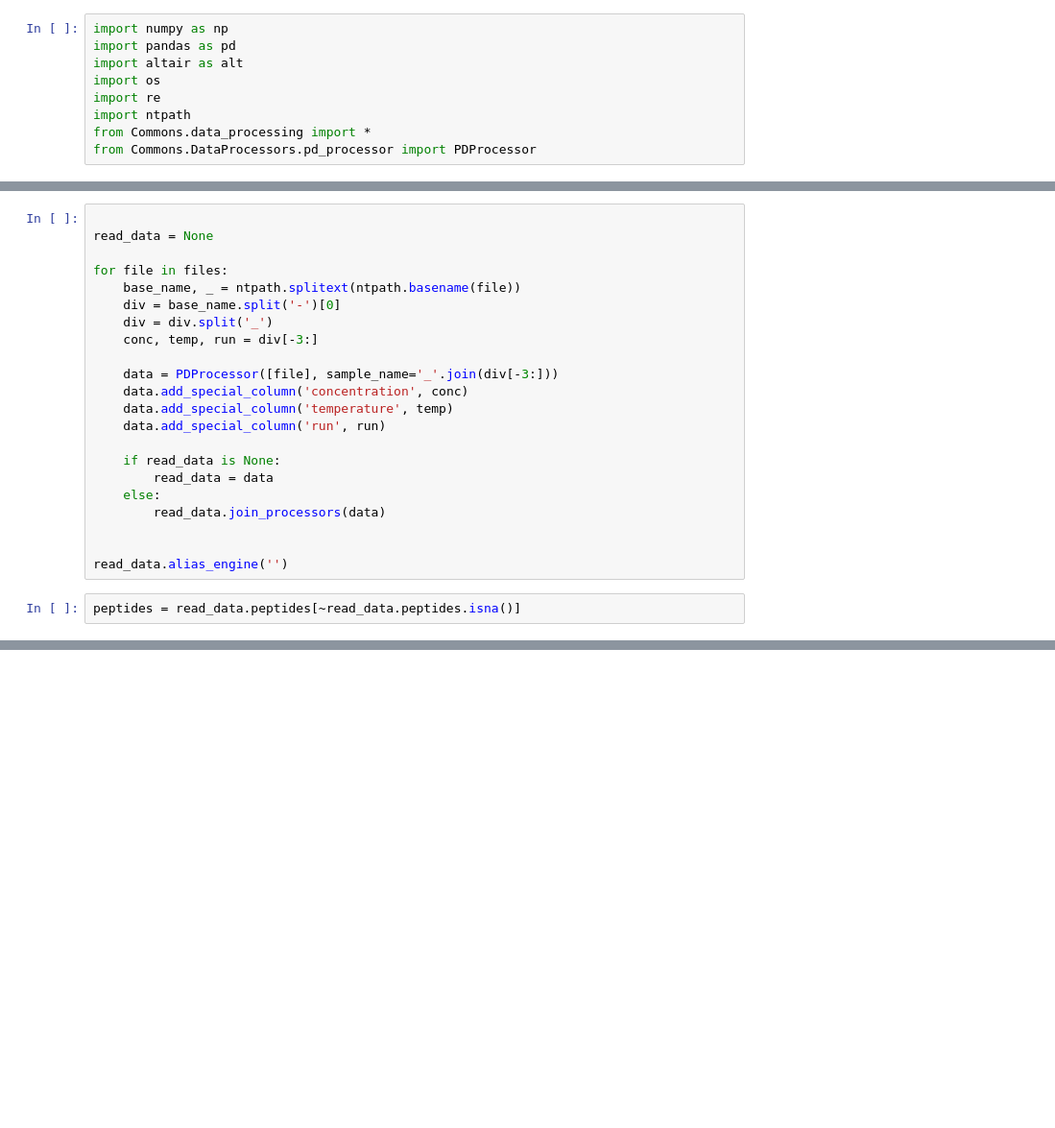
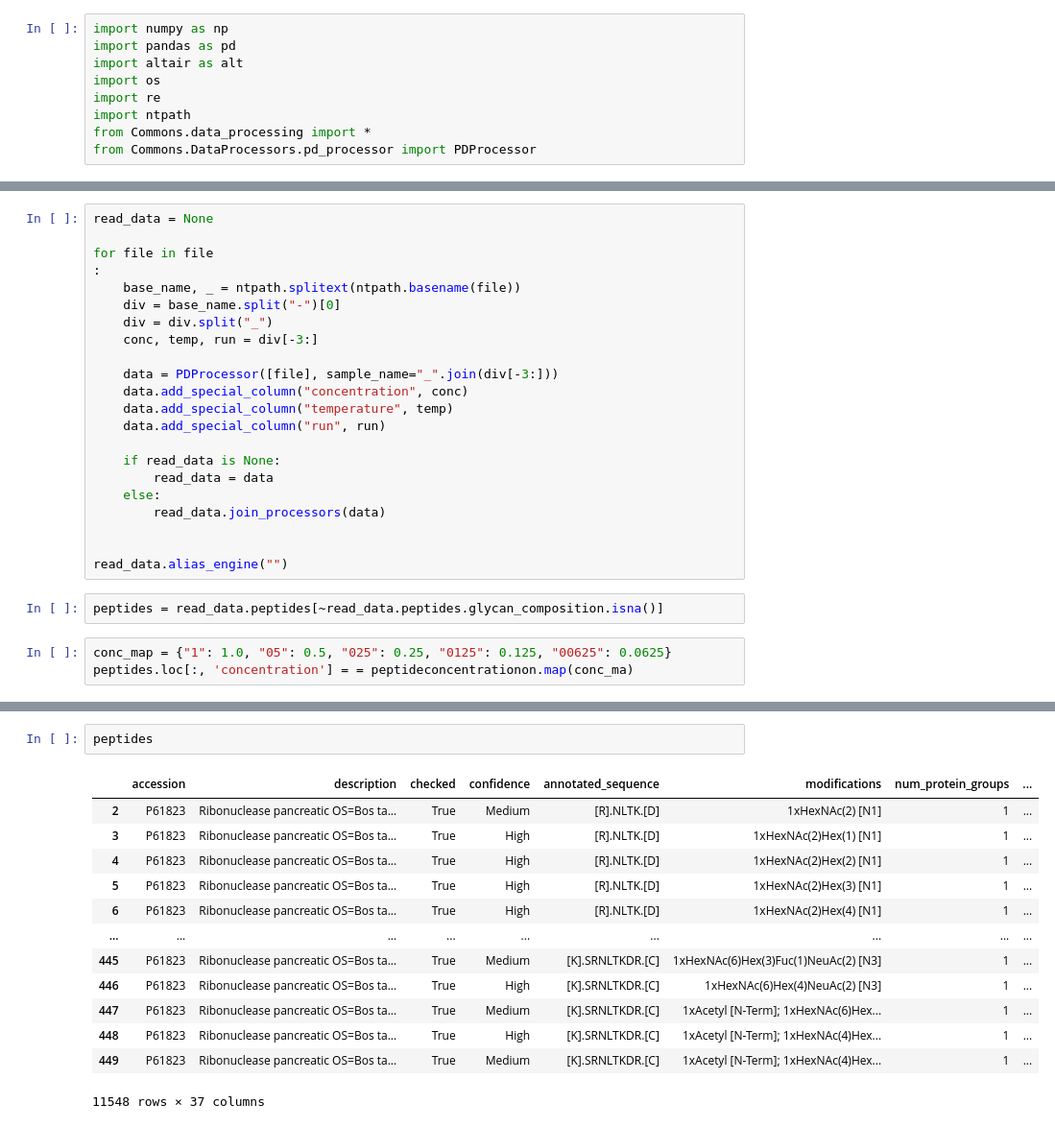
Before and after one commit to lingjunli-research/pgc-glycosylation-lfq, a Jupyter notebook: exploration.ipynb, the cells around one changed output, grey strips where cells are left out. Shown: that part at 96% size. Saved outputs shown, nothing was run; the diff lists cells and outputs as text; blank space fills up the shorter version.

```diff
--- a/exploration.ipynb
+++ b/exploration.ipynb
@@ -12,17 +12,17 @@ files = get_files(r'E:\Research\Proteome Discoverer\20210825_StdProt_Glyco')
 # %%
-
 read_data = None
 
-for file in files:
+for file in file
+:
     base_name, _ = ntpath.splitext(ntpath.basename(file))
-    div = base_name.split('-')[0]
-    div = div.split('_')
+    div = base_name.split("-")[0]
+    div = div.split("_")
     conc, temp, run = div[-3:]
 
-    data = PDProcessor([file], sample_name='_'.join(div[-3:]))
-    data.add_special_column('concentration', conc)
-    data.add_special_column('temperature', temp)
-    data.add_special_column('run', run)
+    data = PDProcessor([file], sample_name="_".join(div[-3:]))
+    data.add_special_column("concentration", conc)
+    data.add_special_column("temperature", temp)
+    data.add_special_column("run", run)
 
     if read_data is None:
         read_data = data
@@ -30,6 +30,9 @@ for file in files:
         read_data.join_processors(data)
 
 
-read_data.alias_engine('')
+read_data.alias_engine("")
 # %%
-peptides = read_data.peptides[~read_data.peptides.isna()]
+peptides = read_data.peptides[~read_data.peptides.glycan_composition.isna()]
+# %%
+conc_map = {"1": 1.0, "05": 0.5, "025": 0.25, "0125": 0.125, "00625": 0.0625}
+peptides.loc[:, 'concentration'] = = peptideconcentrationon.map(conc_ma)
@@ -36,3 +48,19 @@ peptides = read_data.peptides[~read_data.peptides.isna()]
+# %%
+peptides
+# %% [output]
+|  | accession | description | checked | confidence | annotated_sequence | modifications | num_protein_groups | ... |
+| 2 | P61823 | Ribonuclease pancreatic OS=Bos ta... | True | Medium | [R].NLTK.[D] | 1xHexNAc(2) [N1] | 1 | ... |
+| 3 | P61823 | Ribonuclease pancreatic OS=Bos ta... | True | High | [R].NLTK.[D] | 1xHexNAc(2)Hex(1) [N1] | 1 | ... |
+| 4 | P61823 | Ribonuclease pancreatic OS=Bos ta... | True | High | [R].NLTK.[D] | 1xHexNAc(2)Hex(2) [N1] | 1 | ... |
+| 5 | P61823 | Ribonuclease pancreatic OS=Bos ta... | True | High | [R].NLTK.[D] | 1xHexNAc(2)Hex(3) [N1] | 1 | ... |
+| 6 | P61823 | Ribonuclease pancreatic OS=Bos ta... | True | High | [R].NLTK.[D] | 1xHexNAc(2)Hex(4) [N1] | 1 | ... |
+| ... | ... | ... | ... | ... | ... | ... | ... | ... |
+| 445 | P61823 | Ribonuclease pancreatic OS=Bos ta... | True | Medium | [K].SRNLTKDR.[C] | 1xHexNAc(6)Hex(3)Fuc(1)NeuAc(2) [N3] | 1 | ... |
+| 446 | P61823 | Ribonuclease pancreatic OS=Bos ta... | True | High | [K].SRNLTKDR.[C] | 1xHexNAc(6)Hex(4)NeuAc(2) [N3] | 1 | ... |
+| 447 | P61823 | Ribonuclease pancreatic OS=Bos ta... | True | Medium | [K].SRNLTKDR.[C] | 1xAcetyl [N-Term]; 1xHexNAc(6)Hex... | 1 | ... |
+| 448 | P61823 | Ribonuclease pancreatic OS=Bos ta... | True | High | [K].SRNLTKDR.[C] | 1xAcetyl [N-Term]; 1xHexNAc(4)Hex... | 1 | ... |
+| 449 | P61823 | Ribonuclease pancreatic OS=Bos ta... | True | Medium | [K].SRNLTKDR.[C] | 1xAcetyl [N-Term]; 1xHexNAc(4)Hex... | 1 | ... |
+11548 rows × 37 columns
 # %%
 cutoffs = [50, 100, 150, 200, 250, 300, 350, 400, 500]
 nums = []
```
Also changed, not shown: parts of 17 cells of this notebook.
